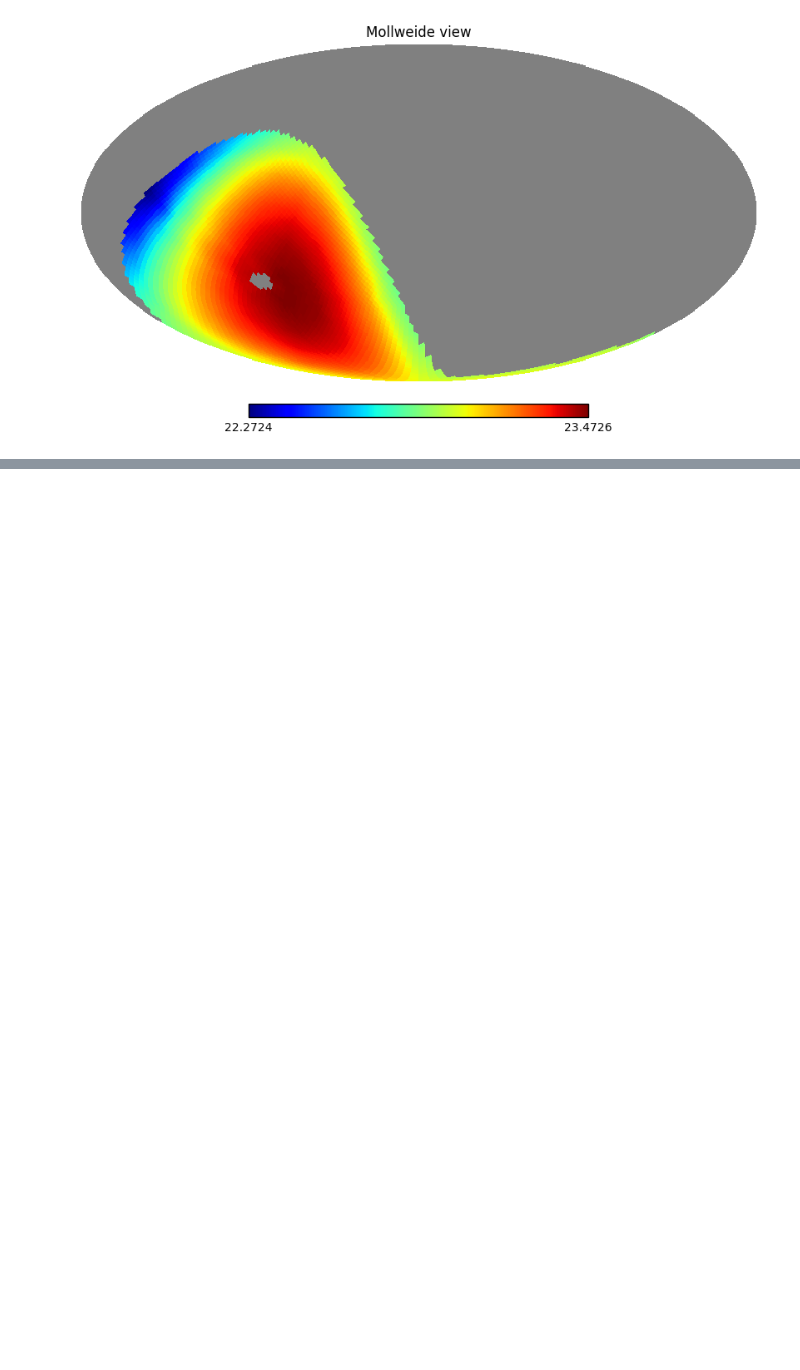
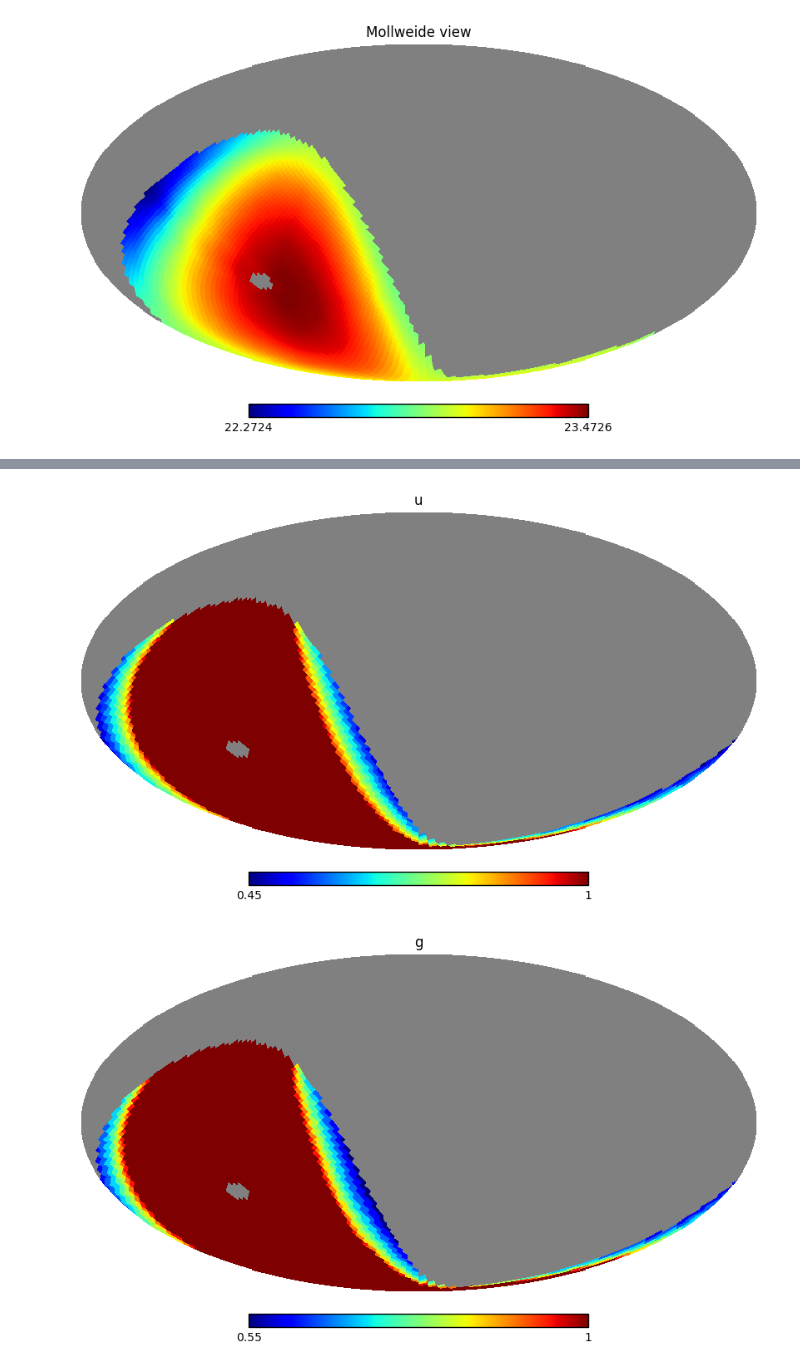
Before and after one commit to lsst-sims/legacy_sims_skybrightness_pre, a Jupyter notebook: examples/m5_percentile.ipynb, the cells around one changed output, grey strips where cells are left out. Cells and saved outputs as stored; diff of their text form; code cells hidden in the pictures; blank space fills up the shorter version.

```diff
--- a/examples/m5_percentile.ipynb
+++ b/examples/m5_percentile.ipynb
@@ -36,0 +50,14 @@ hp.mollview(percentiles)
+# %%
+mjd=mjd+15
+mags = sm.returnMags(mjd)
+am = sm.returnAirmass(mjd)
+# %%
+for fn in ['u','g','r','i','z','y']:
+    good = np.where(mags[fn] != hp.UNSEEN)
+    m5 = mags[fn]*0 + hp.UNSEEN
+    m5[good] = m5_flat_sed(fn, mags[fn][good], 0.7, 30., am[good])
+    percentiles = m52per.m5map2percentile(m5, filtername=fn)
+    hp.mollview(percentiles, title=fn)
+# %% [output]
+[figure, added]
+[figure, added]
```
Also changed, not shown: parts of 4 cells of this notebook.
